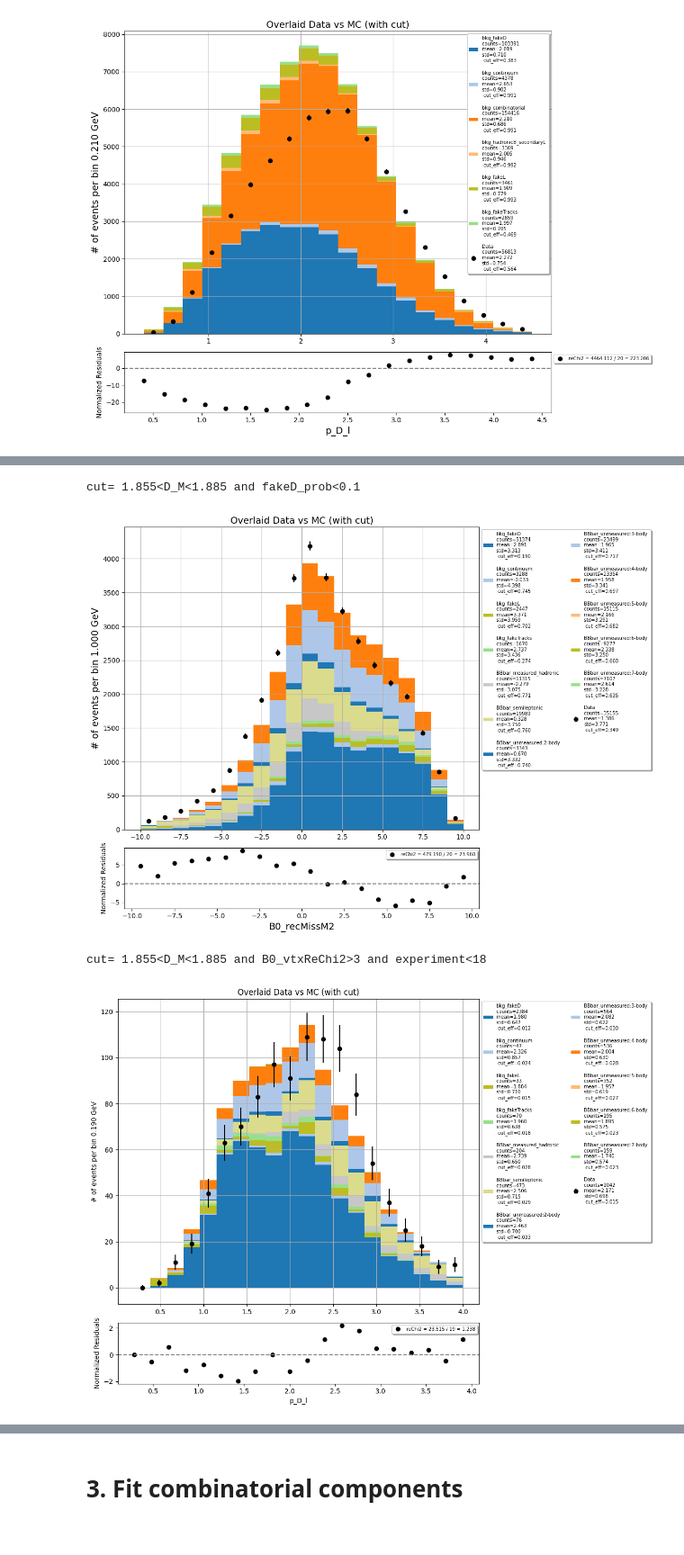
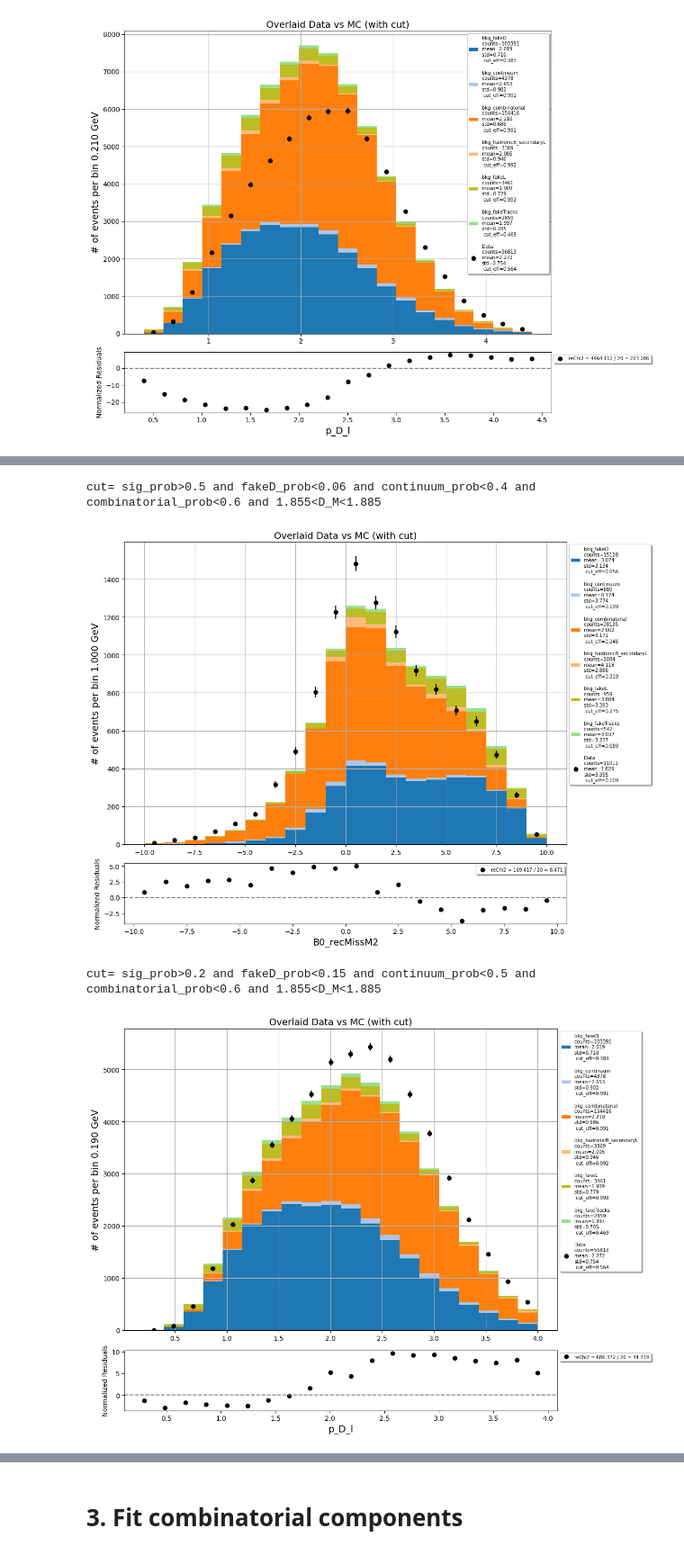
Before and after one commit to zjkjsd/inclusive_R_D, a Jupyter notebook: Notebooks/Plotting/4_Plot_WC_e_run1.ipynb, the cells around one changed output, grey strips where cells are left out. Shown at 90% size. Cells and saved outputs as stored; diff of their text form; code cells hidden in the pictures.

```diff
--- a/Notebooks/Plotting/4_Plot_WC_e_run1.ipynb
+++ b/Notebooks/Plotting/4_Plot_WC_e_run1.ipynb
@@ -119,12 +117,12 @@ data_hist_all, mc_hist_all = mpl_wc_noBDT.plot_data_mc_stacked(
 # Load data files
 MC_4S_wc = uproot.concatenate(['/home/belle/zhangboy/inclusive_R_D/Samples/4S_run1_deimos_BDT_e_3.root:MC_wc_e_loose'],
                           library="pd",
-                          cut = cut,
+                          cut = offline_cut,
                           filter_branch=lambda branch: branch.name in columns)
 
 data_4S_wc = uproot.concatenate(['/home/belle/zhangboy/inclusive_R_D/Samples/4S_run1_deimos_BDT_e_3.root:Data_wc_e_loose'],
                           library="pd",
-                          cut = cut,
+                          cut = offline_cut,
                           filter_branch=lambda branch: branch.name in columns)
 
 MC_4S_wc_loose = util.apply_pid_corrections(df=MC_4S_wc, run='run1', channel='e', corr_col_name='total_PIDweight')
@@ -234,31 +232,30 @@ Name: D_side_weight, dtype: float64
 # %%
 b1 = np.linspace(-10,10,21)
 weights={'all_mc':0.25,
-         'bkg_fakeD':0.25 * 0.97,
+         'bkg_fakeD':0.25 * 0.87,
          'BBbar_measured_hadronic':0.25 * 1,
          'BBbar_semileptonic': 0.25 * 1,
          'BBbar_unmeasured:2-body':0.25 * 1,
          'BBbar_unmeasured:3-body':0.25 * 1,
          'BBbar_unmeasured:4-body':0.25 * 1,
-         'BBbar_unmeasured:5-body':0,
-         'BBbar_unmeasured:6-body':0,
-         'BBbar_unmeasured:7-body':0,}
+         'BBbar_unmeasured:5+-body':0.25 * 1,}
 data_hist_all, mc_hist_all = mpl_wc_sub.plot_data_mc_stacked(
-    variable='B0_recMissM2',bins=b1,cut='1.855<D_M<1.885 and fakeD_prob<0.1',mask=[],
-    figsize=(12,9),ratio=False,legend_nc=2,legend_fs=7,weights=weights,
+    variable='B0_recMissM2',bins=b1,cut=lgb_tight + ' and 1.855<D_M<1.885',mask=[],
+    figsize=(12,9),ratio=False,legend_nc=1,legend_fs=7,weights=weights,
     apply_eventByEvent_correction=True, eventByEvent_weight_col='total_weight') # 'total_PID_weigh'
 # %% [output]
-cut= 1.855<D_M<1.885 and fakeD_prob<0.1
+cut= sig_prob>0.5 and fakeD_prob<0.06 and continuum_prob<0.4 and combinatorial_prob<0.6 and 1.855<D_M<1.885
-[figure, old version]
+[figure, new version]
 # %%
 b1 = np.linspace(0.2,4,21)
-weights={'all_mc':0.25}
+weights={'all_mc':0.25,
+         'bkg_fakeD':0.25 * 0.87,}
 data_hist_all, mc_hist_all = mpl_wc.plot_data_mc_stacked(
-    variable='p_D_l',bins=b1,cut='1.855<D_M<1.885 and B0_vtxReChi2>3 and experiment<18',mask=[],
-    figsize=(12,9),ratio=False,legend_nc=2,legend_fs=7,weights=weights,
+    variable='p_D_l',bins=b1,cut=lgb_loose + ' and 1.855<D_M<1.885',mask=[],
+    figsize=(12,9),ratio=False,legend_nc=1,legend_fs=7,weights=weights,
     apply_eventByEvent_correction=True, eventByEvent_weight_col='total_weight') # 'total_PID_weigh'
 # %% [output]
-cut= 1.855<D_M<1.885 and B0_vtxReChi2>3 and experiment<18
+cut= sig_prob>0.2 and fakeD_prob<0.15 and continuum_prob<0.5 and combinatorial_prob<0.6 and 1.855<D_M<1.885
-[figure, old version]
+[figure, new version]
 # %%
 b1 = np.linspace(0.2,3.5,21)
```
Also changed, not shown: parts of 5 cells of this notebook, 12 other files.
